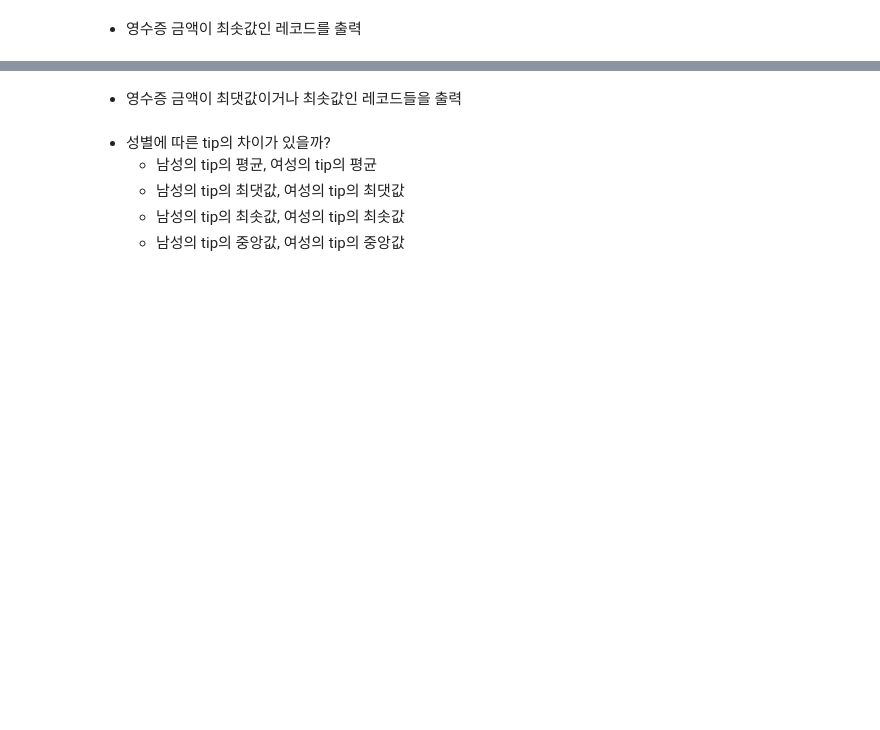
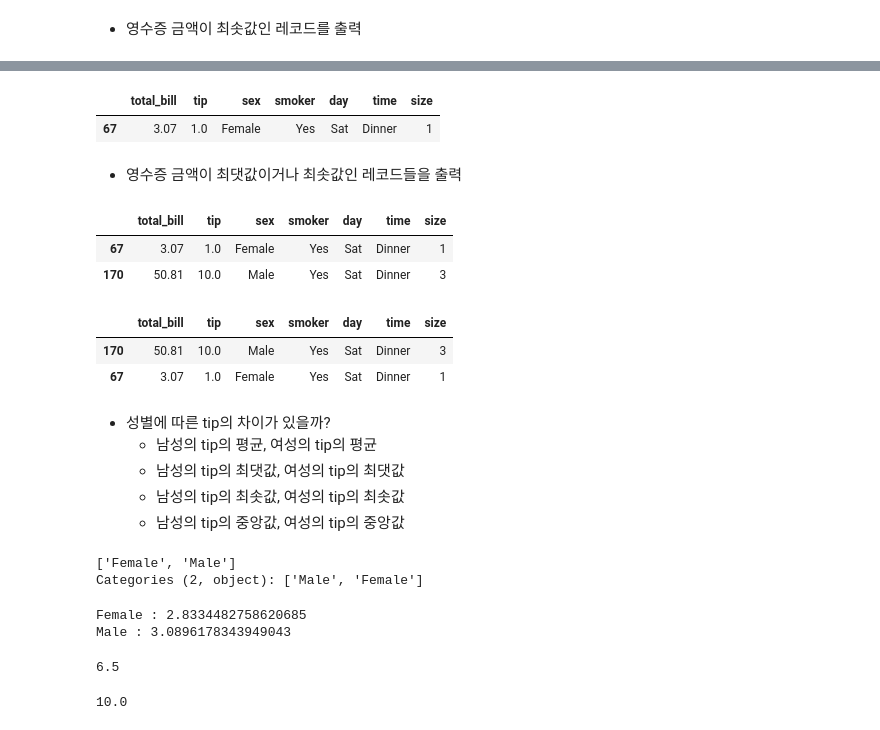
Before and after one commit to Siamesesam/202208_itw_java134_lab_python, a Jupyter notebook: py19_DataFrame.ipynb, the cells around one changed output, grey strips where cells are left out. Drawn from its saved outputs; the diff is of its cells as text; code cells hidden in the pictures; blank space fills up the shorter version.

```diff
--- a/py19_DataFrame.ipynb
+++ b/py19_DataFrame.ipynb
@@ -112,8 +197,49 @@ tips[['total_bill', 'tip', 'size']].describe()
+# %%
+tips.iloc[[tips.total_bill.argmin()]]
+# %% [output]
+|  | total_bill | tip | sex | smoker | day | time | size |
+| 67 | 3.07 | 1.0 | Female | Yes | Sat | Dinner | 1 |
 # %% [markdown]
 * 영수증 금액이 최댓값이거나 최솟값인 레코드들을 출력
+# %%
+tips[(tips.total_bill == tips.total_bill.max()) |
+     (tips.total_bill == tips.total_bill.min())]
+# %% [output]
+|  | total_bill | tip | sex | smoker | day | time | size |
+| 67 | 3.07 | 1.0 | Female | Yes | Sat | Dinner | 1 |
+| 170 | 50.81 | 10.0 | Male | Yes | Sat | Dinner | 3 |
+# %%
+tips.iloc[[tips.total_bill.argmax(), tips.total_bill.argmin()]]
+# %% [output]
+|  | total_bill | tip | sex | smoker | day | time | size |
+| 170 | 50.81 | 10.0 | Male | Yes | Sat | Dinner | 3 |
+| 67 | 3.07 | 1.0 | Female | Yes | Sat | Dinner | 1 |
 # %% [markdown]
 * 성별에 따른 tip의 차이가 있을까?
     * 남성의 tip의 평균, 여성의 tip의 평균
     * 남성의 tip의 최댓값, 여성의 tip의 최댓값
     * 남성의 tip의 최솟값, 여성의 tip의 최솟값
     * 남성의 tip의 중앙값, 여성의 tip의 중앙값
+# %%
+# 성별 컬럼의 unique(중복되지 않는) 값
+tips.sex.unique()
+# %% [output]
+['Female', 'Male']
+Categories (2, object): ['Male', 'Female']
+# %%
+# 성별 팁의 평균
+for s in tips.sex.unique():
+    # print(s)
+    print(s, ':', tips[tips.sex == s]['tip'].mean())
+# %% [output]
+Female : 2.8334482758620685
+Male : 3.0896178343949043
+# %%
+# 성별 팁의 최댓값
+tips[tips.sex == 'Female']['tip'].max()
+# %% [output]
+6.5
+# %%
+tips[tips.sex == 'Male']['tip'].max()
+# %% [output]
+10.0
```
Also changed, not shown: parts of 16 cells of this notebook.
